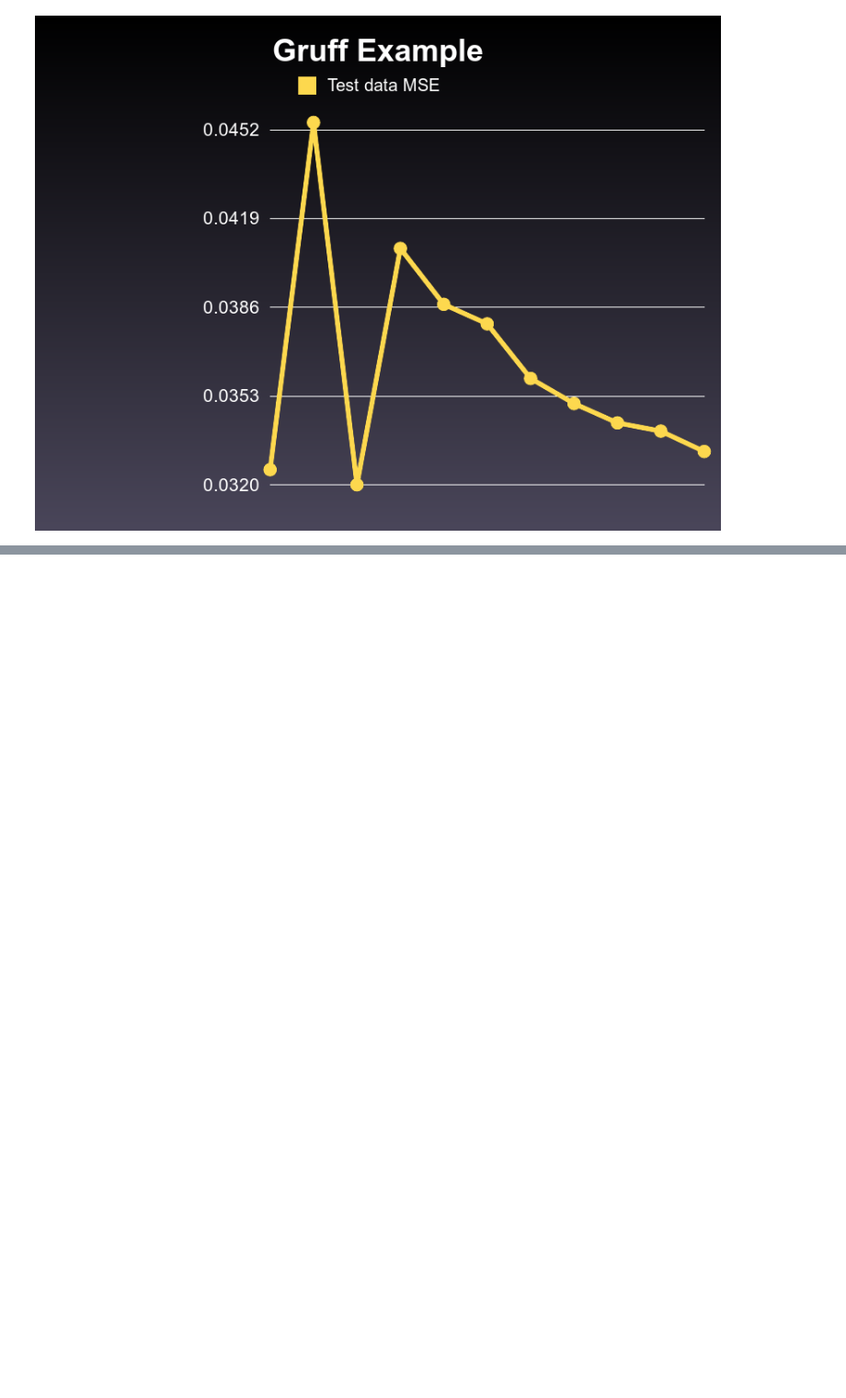
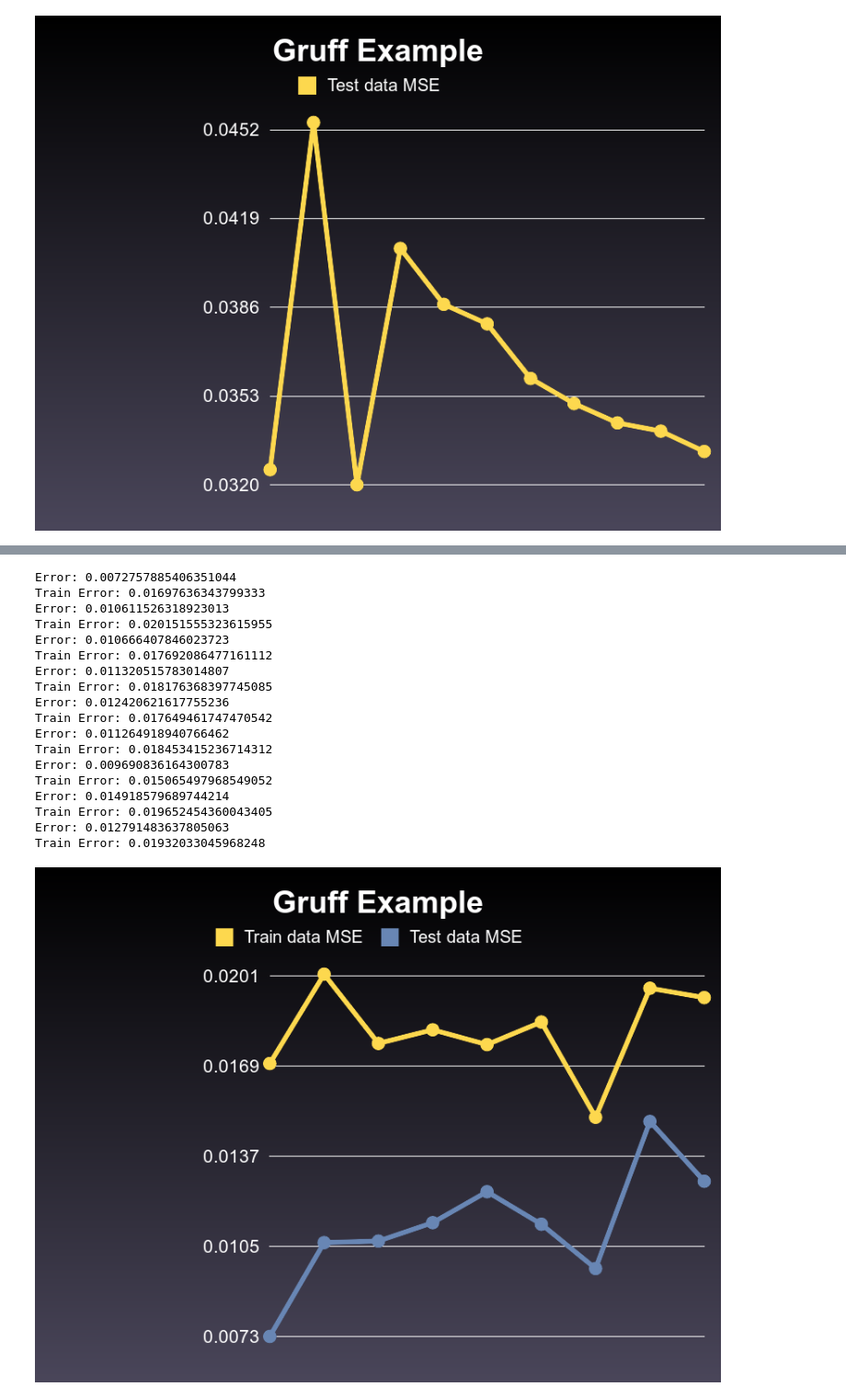
Before and after one commit to mpospelov/kino-otziv-neuron-network, a Jupyter notebook: network.ipynb, the cells around one changed output, grey strips where cells are left out. Shown at 92% size. Saved outputs shown, nothing was run; the diff lists cells and outputs as text; code cells hidden in the pictures; blank space fills up the shorter version.

```diff
--- a/network.ipynb
+++ b/network.ipynb
@@ -55,0 +94,24 @@ Train Error: 0.019623749018852343
+# %%
+load 'tweet_network.rb'
+TweetAnalyze.run_changing_neurons_network
+TweetAnalyze.draw_plot
+# %% [output]
+Error: 0.0072757885406351044
+Train Error: 0.01697636343799333
+Error: 0.010611526318923013
+Train Error: 0.020151555323615955
+Error: 0.010666407846023723
+Train Error: 0.017692086477161112
+Error: 0.011320515783014807
+Train Error: 0.018176368397745085
+Error: 0.012420621617755236
+Train Error: 0.017649461747470542
+Error: 0.011264918940766462
+Train Error: 0.018453415236714312
+Error: 0.009690836164300783
+Train Error: 0.015065497968549052
+Error: 0.014918579689744214
+Train Error: 0.019652454360043405
+Error: 0.012791483637805063
+Train Error: 0.01932033045968248
+[figure, added]
```
Also changed, not shown: parts of 3 cells of this notebook, 1 other file.
